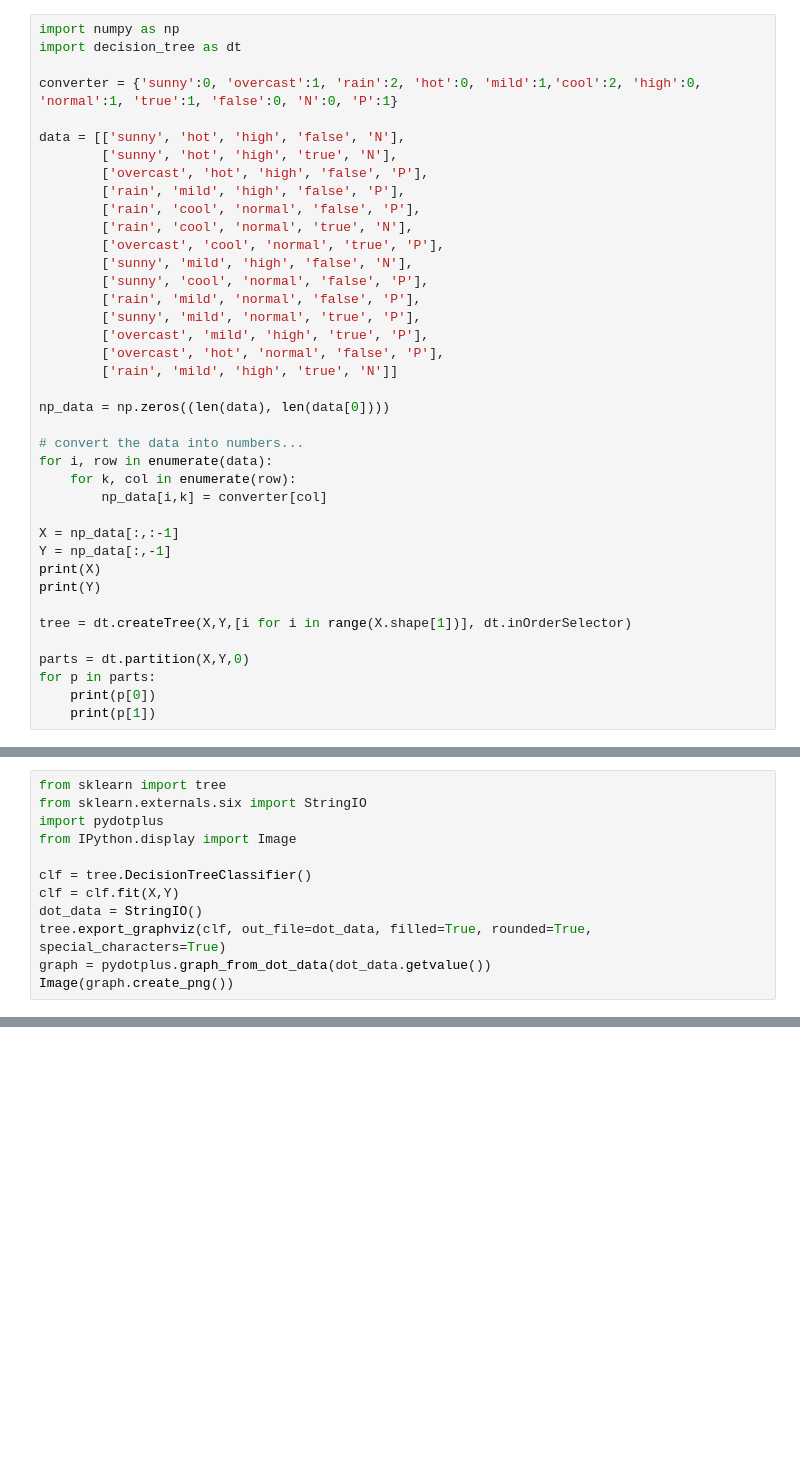
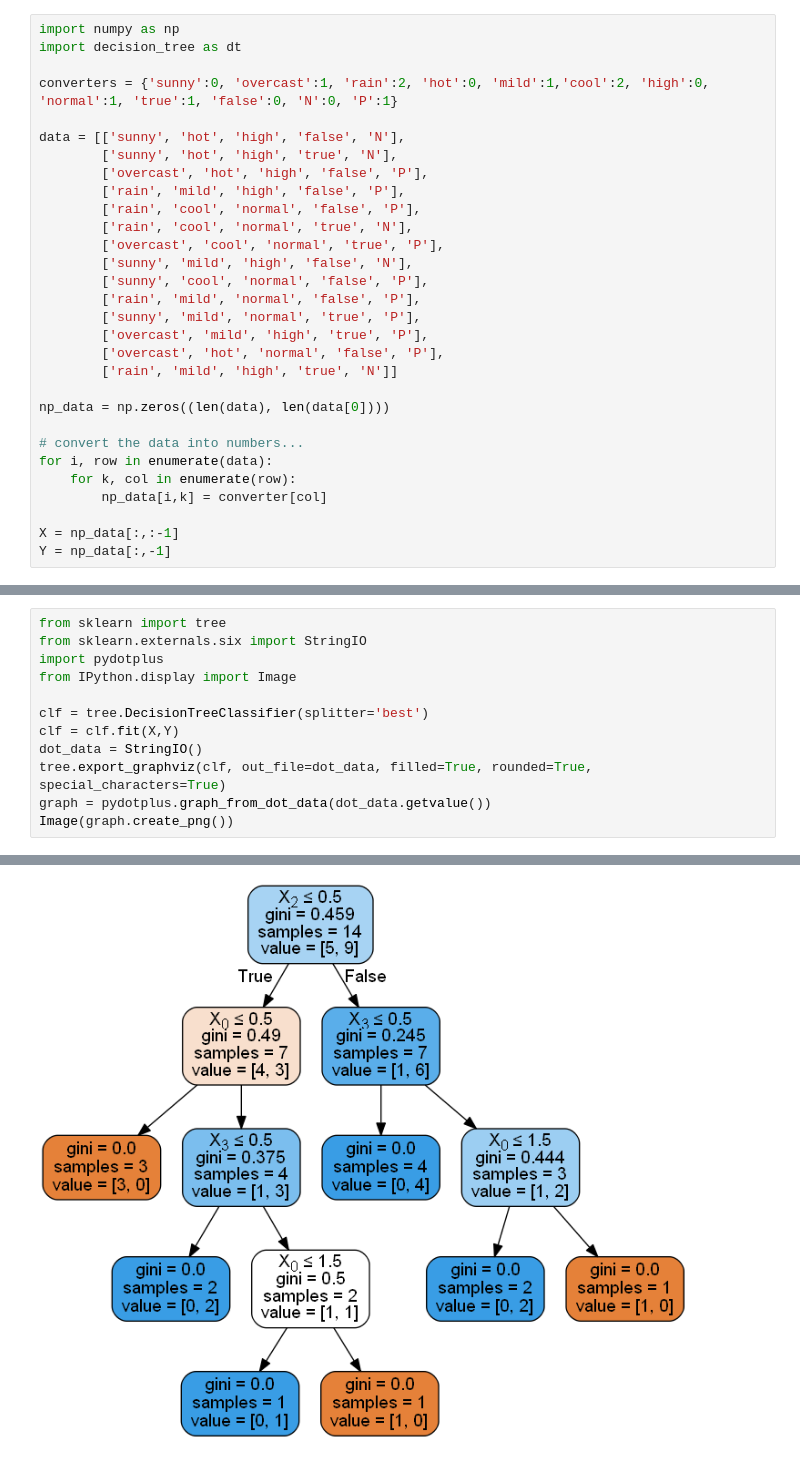
Before and after one commit to df424/drexel_INFO-T780, a Jupyter notebook: learning/decision_trees.ipynb, the cells around one changed output, grey strips where cells are left out. Drawn from its saved outputs; the diff is of its cells as text; blank space fills up the shorter version.

```diff
--- a/learning/decision_trees.ipynb
+++ b/learning/decision_trees.ipynb
@@ -50,7 +26,7 @@
 import numpy as np
 import decision_tree as dt
 
-converter = {'sunny':0, 'overcast':1, 'rain':2, 'hot':0, 'mild':1,'cool':2, 'high':0, 'normal':1, 'true':1, 'false':0, 'N':0, 'P':1}
+converters = {'sunny':0, 'overcast':1, 'rain':2, 'hot':0, 'mild':1,'cool':2, 'high':0, 'normal':1, 'true':1, 'false':0, 'N':0, 'P':1}
 
 data = [['sunny', 'hot', 'high', 'false', 'N'],
         ['sunny', 'hot', 'high', 'true', 'N'],
@@ -76,12 +52,3 @@ for i, row in enumerate(data):
 
 X = np_data[:,:-1]
 Y = np_data[:,-1]
-print(X)
-print(Y)
-
-tree = dt.createTree(X,Y,[i for i in range(X.shape[1])], dt.inOrderSelector)
-
-parts = dt.partition(X,Y,0)
-for p in parts:
-    print(p[0])
-    print(p[1])
@@ -108,7 +64,7 @@ from sklearn.externals.six import StringIO
 import pydotplus
 from IPython.display import Image
 
-clf = tree.DecisionTreeClassifier()
+clf = tree.DecisionTreeClassifier(splitter='best')
 clf = clf.fit(X,Y)
 dot_data = StringIO()
 tree.export_graphviz(clf, out_file=dot_data, filled=True, rounded=True, special_characters=True)
@@ -118,0 +74 @@ InvocationException: GraphViz's executables not found
+[figure, added]
```
Also changed, not shown: parts of 8 cells of this notebook.
